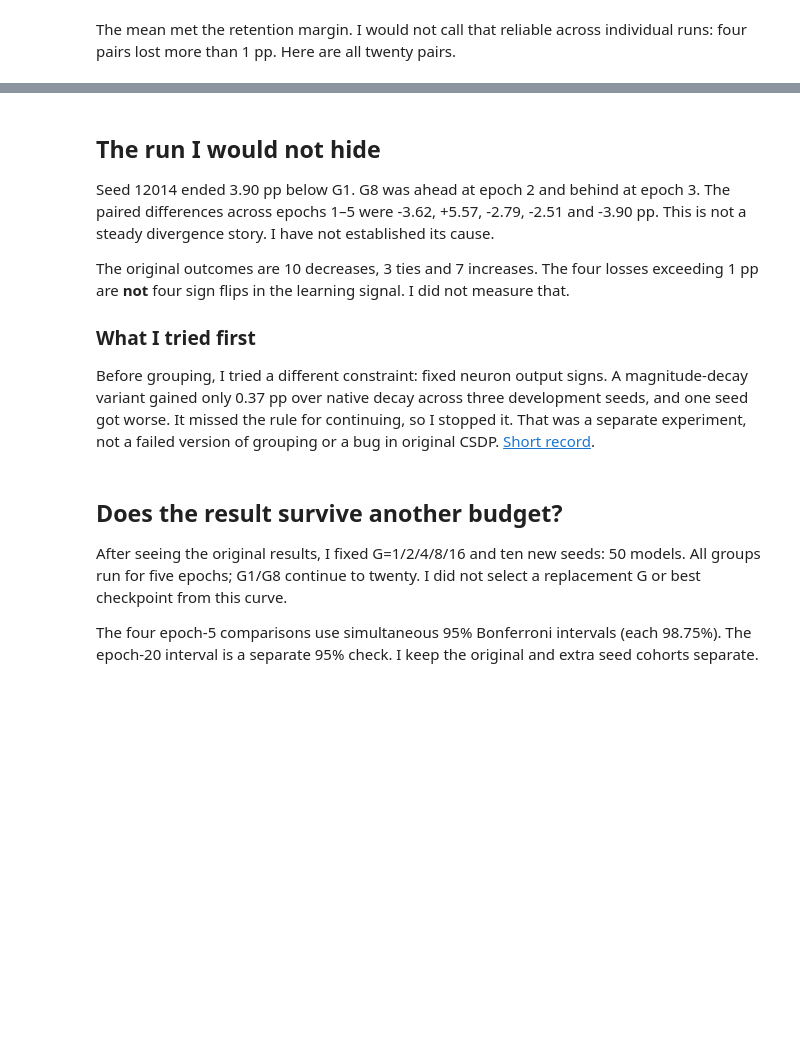
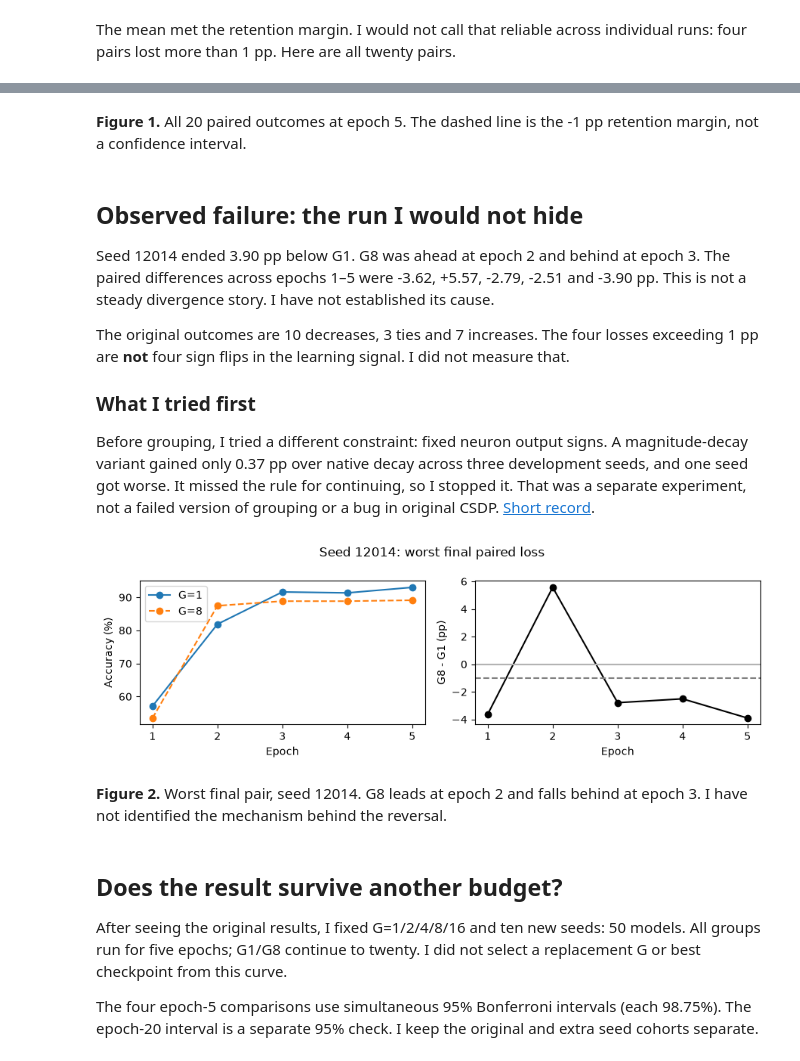
Before and after one commit to Crystal0101/csdp-local-goodness, a Jupyter notebook: demo.ipynb, the cells around one changed output, grey strips where cells are left out. Cells and saved outputs as stored; diff of their text form; code cells hidden in the pictures; blank space fills up the shorter version.

Commit message:
Present seed failures and add an English review and release checklist

```diff
--- a/demo.ipynb
+++ b/demo.ipynb
@@ -151,0 +57,3 @@ All 750 epoch accuracies recomputed; pairing records agree.
+# %%
+saved = load_saved_results()
+print(f"Recomputed {len(saved.accuracy)} saved epoch accuracies; paired records match.")
@@ -165,5 +91,7 @@ fig.tight_layout();plt.show()
+# %% [markdown]
+**Figure 1.** All 20 paired outcomes at epoch 5. The dashed line is the -1 pp retention margin, not a confidence interval.
 # %% [markdown]
-## The run I would not hide
+## Observed failure: the run I would not hide
 
 Seed 12014 ended 3.90 pp below G1. G8 was ahead at epoch 2 and behind at epoch 3. The paired differences across epochs 1–5 were -3.62, +5.57, -2.79, -2.51 and -3.90 pp. This is not a steady divergence story. I have not established its cause.
 
@@ -172,6 +100,13 @@ The original outcomes are 10 decreases, 3 ties and 7 increases. The four losses
 ### What I tried first
 
 Before grouping, I tried a different constraint: fixed neuron output signs. A magnitude-decay variant gained only 0.37 pp over native decay across three development seeds, and one seed got worse. It missed the rule for continuing, so I stopped it. That was a separate experiment, not a failed version of grouping or a bug in original CSDP. [Short record](docs/NOTES.md).
+# %%
+plot_failure_case(saved)
+plt.show()
+# %% [output]
+[figure, added]
+# %% [markdown]
+**Figure 2.** Worst final pair, seed 12014. G8 leads at epoch 2 and falls behind at epoch 3. I have not identified the mechanism behind the reversal.
 # %% [markdown]
 ## Does the result survive another budget?
 
```
Also changed, not shown: parts of 17 cells of this notebook, 5 other files.
